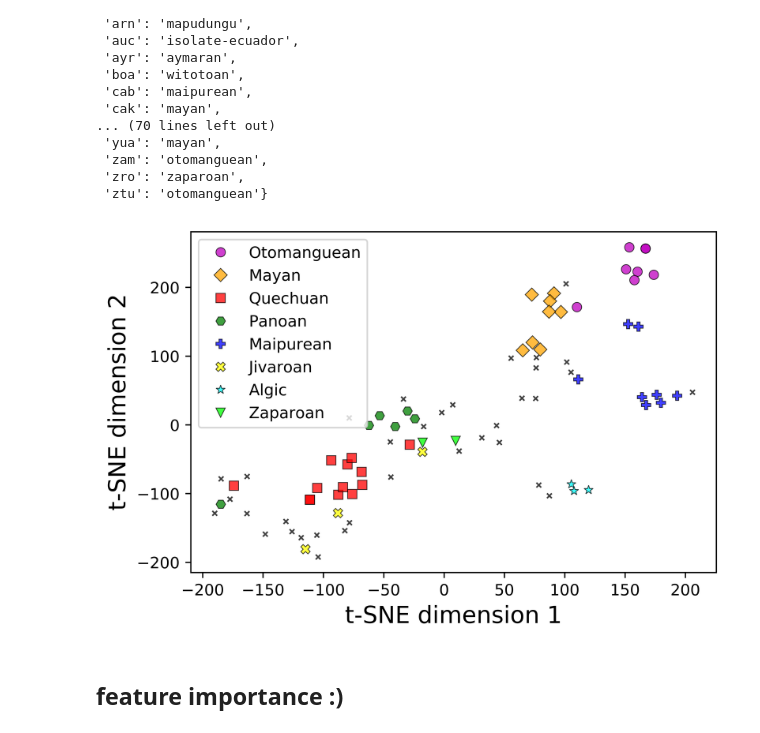
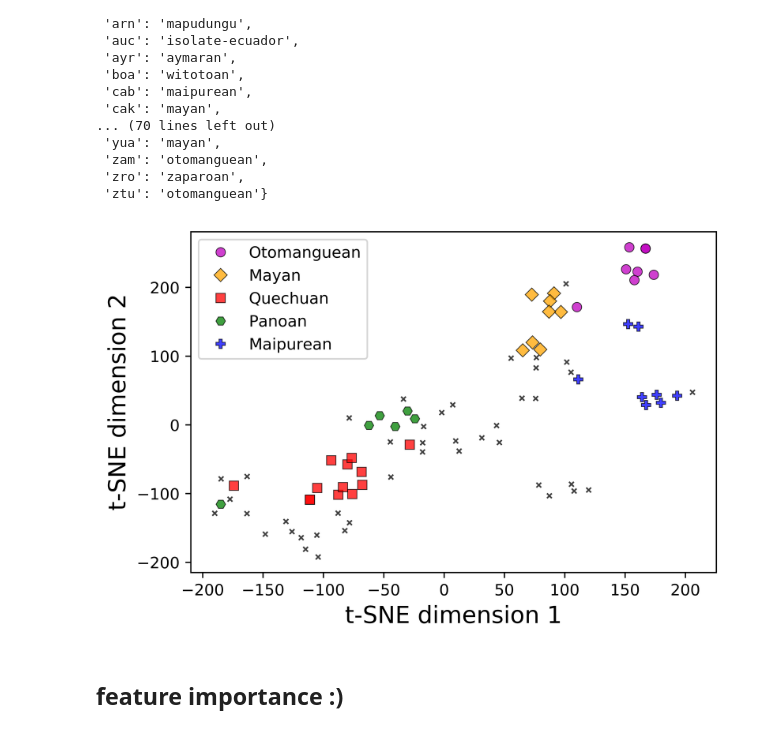
Before and after one commit to javiervz/indigenous-americas, a Jupyter notebook: laplacian.ipynb, the cells around one changed output. Drawn from its saved outputs; the diff is of its cells as text; code cells hidden in the pictures.

```diff
--- a/laplacian.ipynb
+++ b/laplacian.ipynb
@@ -210,34 +210,34 @@ import matplotlib.pyplot as plt
 # %%
 cmap = plt.get_cmap('RdBu')
 
 fig, ax = plt.subplots(dpi=800)
 
 for i in range(len(x)):
 
     language=list(vectors.keys())[i]
 
-    if families_languages[language] not in ['quechuan','mayan','otomanguean','panoan','maipurean','jivaroan','algic','zaparoan']:
+    if families_languages[language] not in ['quechuan','mayan','otomanguean','panoan','maipurean']:#,'jivaroan','algic','zaparoan']:
 
         ax.plot(x[i],y[i],marker='x',color='k',markersize=3,markeredgecolor='k',markeredgewidth=1,alpha=0.75,fillstyle='full',clip_on=True)
 
 ax.plot([x[i] for i in [list(vectors.keys()).index(language) for language in vectors.keys() if families_languages[language]=='otomanguean']],[y[i] for i in [list(vectors.keys()).index(language) for language in vectors.keys() if families_languages[language]=='otomanguean']],'o',color='m',markersize=6,markeredgewidth=0.5,markeredgecolor='k',alpha=0.75,fillstyle='full',clip_on=True,label='Otomanguean')
 ax.plot([x[i] for i in [list(vectors.keys()).index(language) for language in vectors.keys() if families_languages[language]=='mayan']],[y[i] for i in [list(vectors.keys()).index(language) for language in vectors.keys() if families_languages[language]=='mayan']],'D',color='orange',markersize=6,markeredgewidth=0.5,markeredgecolor='k',alpha=0.75,fillstyle='full',clip_on=True,label='Mayan')
 ax.plot([x[i] for i in [list(vectors.keys()).index(language) for language in vectors.keys() if families_languages[language]=='quechuan']],[y[i] for i in [list(vectors.keys()).index(language) for language in vectors.keys() if families_languages[language]=='quechuan']],'s',color='r',markersize=6,markeredgewidth=0.5,markeredgecolor='k',alpha=0.75,fillstyle='full',clip_on=True,label='Quechuan')
 ax.plot([x[i] for i in [list(vectors.keys()).index(language) for language in vectors.keys() if families_languages[language]=='panoan']],[y[i] for i in [list(vectors.keys()).index(language) for language in vectors.keys() if families_languages[language]=='panoan']],'H',color='green',markersize=6,markeredgewidth=0.5,markeredgecolor='k',alpha=0.75,fillstyle='full',clip_on=True,label='Panoan')
 ax.plot([x[i] for i in [list(vectors.keys()).index(language) for language in vectors.keys() if families_languages[language]=='maipurean']],[y[i] for i in [list(vectors.keys()).index(language) for language in vectors.keys() if families_languages[language]=='maipurean']],'P',color='b',markersize=6,markeredgewidth=0.5,markeredgecolor='k',alpha=0.75,fillstyle='full',clip_on=True,label='Maipurean')
-ax.plot([x[i] for i in [list(vectors.keys()).index(language) for language in vectors.keys() if families_languages[language]=='jivaroan']],[y[i] for i in [list(vectors.keys()).index(language) for language in vectors.keys() if families_languages[language]=='jivaroan']],'X',color='yellow',markersize=6,markeredgewidth=0.5,markeredgecolor='k',alpha=0.75,fillstyle='full',clip_on=True,label='Jivaroan')
-ax.plot([x[i] for i in [list(vectors.keys()).index(language) for language in vectors.keys() if families_languages[language]=='algic']],[y[i] for i in [list(vectors.keys()).index(language) for language in vectors.keys() if families_languages[language]=='algic']],'*',color='cyan',markersize=6,markeredgewidth=0.5,markeredgecolor='k',alpha=0.75,fillstyle='full',clip_on=True,label='Algic')
-ax.plot([x[i] for i in [list(vectors.keys()).index(language) for language in vectors.keys() if families_languages[language]=='zaparoan']],[y[i] for i in [list(vectors.keys()).index(language) for language in vectors.keys() if families_languages[language]=='zaparoan']],'v',color='lime',markersize=6,markeredgewidth=0.5,markeredgecolor='k',alpha=0.75,fillstyle='full',clip_on=True,label='Zaparoan')
+#ax.plot([x[i] for i in [list(vectors.keys()).index(language) for language in vectors.keys() if families_languages[language]=='jivaroan']],[y[i] for i in [list(vectors.keys()).index(language) for language in vectors.keys() if families_languages[language]=='jivaroan']],'X',color='yellow',markersize=6,markeredgewidth=0.5,markeredgecolor='k',alpha=0.75,fillstyle='full',clip_on=True,label='Jivaroan')
+#ax.plot([x[i] for i in [list(vectors.keys()).index(language) for language in vectors.keys() if families_languages[language]=='algic']],[y[i] for i in [list(vectors.keys()).index(language) for language in vectors.keys() if families_languages[language]=='algic']],'*',color='cyan',markersize=6,markeredgewidth=0.5,markeredgecolor='k',alpha=0.75,fillstyle='full',clip_on=True,label='Algic')
+#ax.plot([x[i] for i in [list(vectors.keys()).index(language) for language in vectors.keys() if families_languages[language]=='zaparoan']],[y[i] for i in [list(vectors.keys()).index(language) for language in vectors.keys() if families_languages[language]=='zaparoan']],'v',color='lime',markersize=6,markeredgewidth=0.5,markeredgecolor='k',alpha=0.75,fillstyle='full',clip_on=True,label='Zaparoan')
 
 plt.grid(False)
 plt.legend(loc='best')
 plt.ylabel(r't-SNE dimension 2',fontsize=15)
 plt.xlabel(r't-SNE dimension 1',fontsize=15)
 plt.rcParams.update({'font.size': 10})
 plt.savefig('TSNE_uriel.jpg', format='jpg', transparent=True, bbox_inches='tight',dpi=800)
 plt.show()
 # %% [output]
-[figure, old version]
+[figure, new version]
 # %% [markdown]
 ## feature importance :)
 # %%
```
Also changed, not shown: parts of 22 cells of this notebook, 4 other files.
